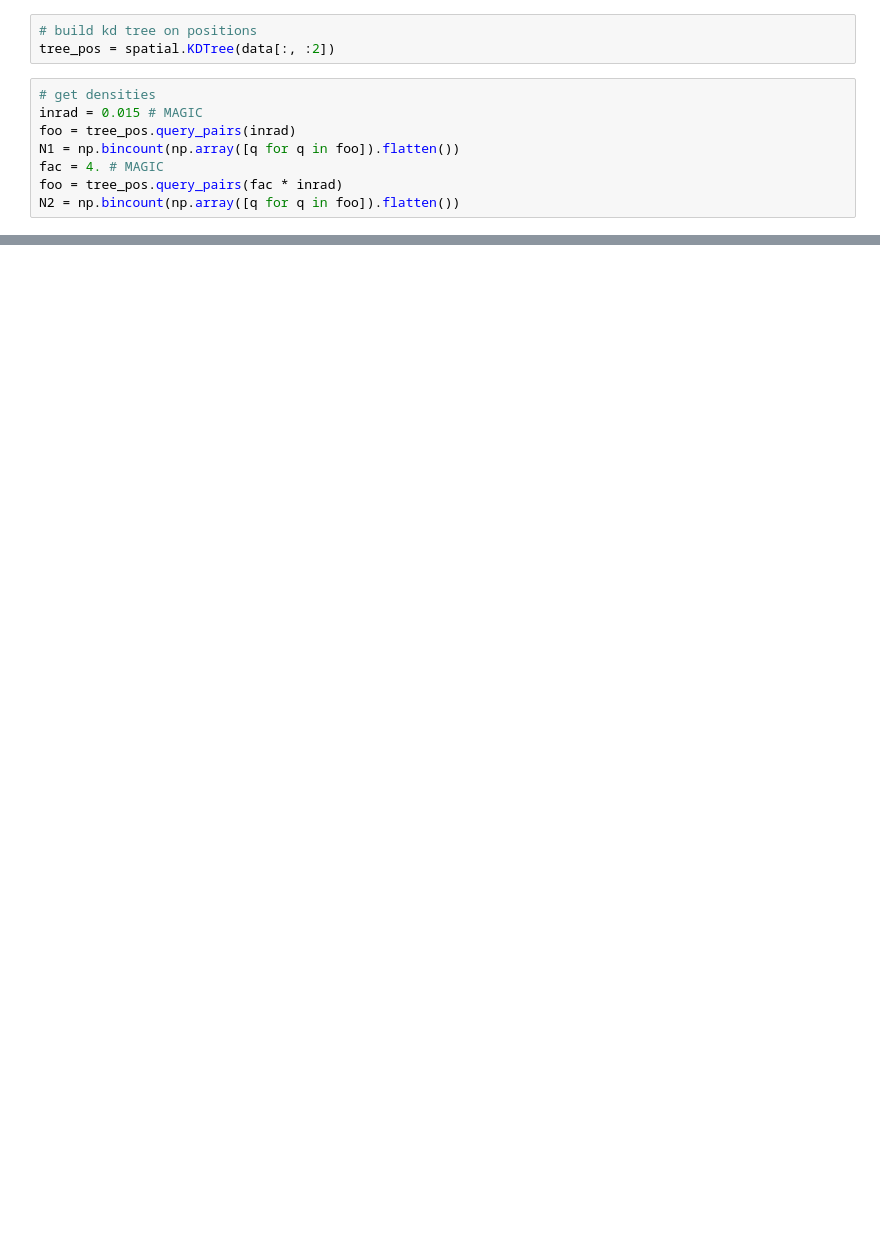
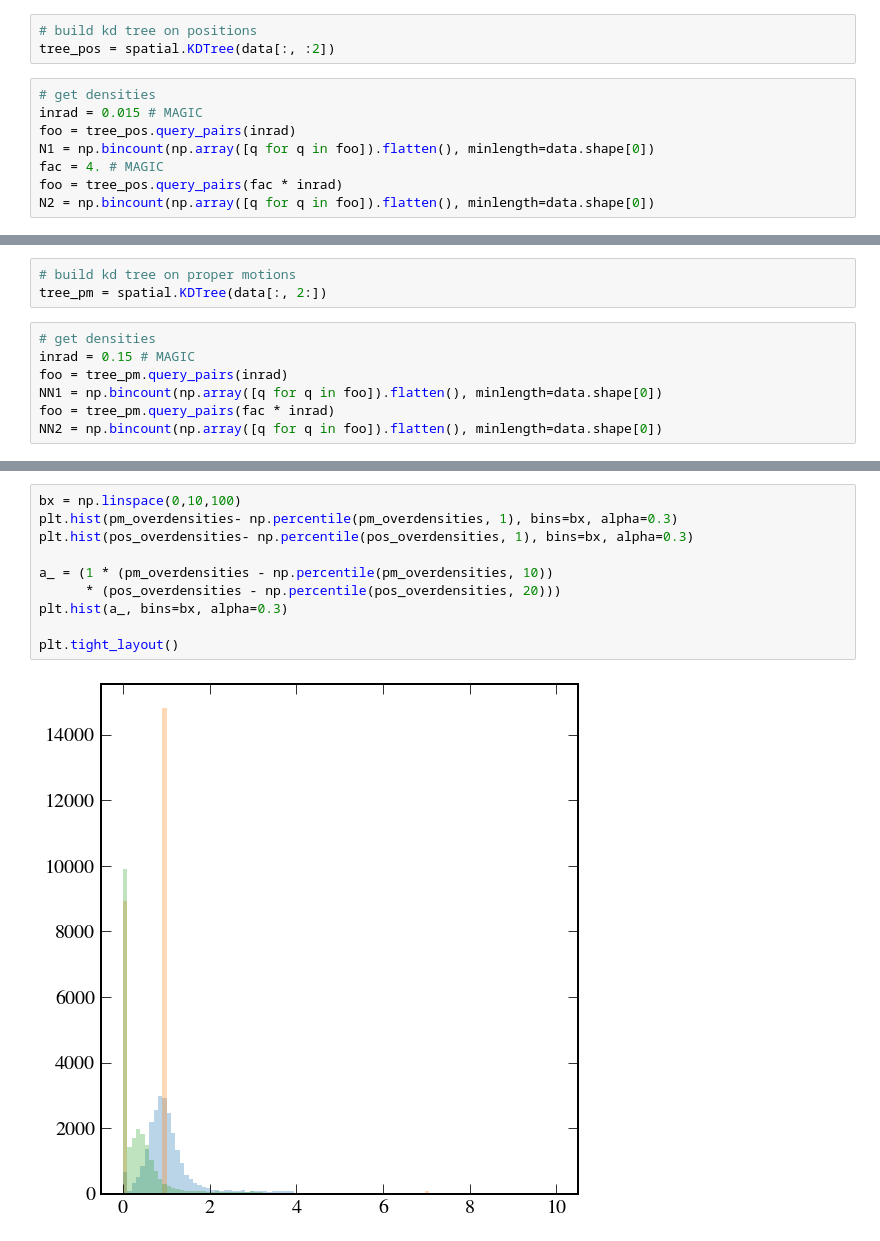
Before and after one commit to abonaca/mw_streamlines, a Jupyter notebook: notebooks/kdtree_search.ipynb, the cells around one changed output, grey strips where cells are left out. Drawn from its saved outputs; the diff is of its cells as text; blank space fills up the shorter version.

```diff
--- a/notebooks/kdtree_search.ipynb
+++ b/notebooks/kdtree_search.ipynb
@@ -63,7 +63,7 @@ tree_pos = spatial.KDTree(data[:, :2])
 # get densities
 inrad = 0.015 # MAGIC
 foo = tree_pos.query_pairs(inrad)
-N1 = np.bincount(np.array([q for q in foo]).flatten())
+N1 = np.bincount(np.array([q for q in foo]).flatten(), minlength=data.shape[0])
 fac = 4. # MAGIC
 foo = tree_pos.query_pairs(fac * inrad)
-N2 = np.bincount(np.array([q for q in foo]).flatten())
+N2 = np.bincount(np.array([q for q in foo]).flatten(), minlength=data.shape[0])
@@ -79,0 +76,10 @@ ValueError: operands could not be broadcast together with shapes (27990,) (28084
+# %%
+# build kd tree on proper motions
+tree_pm = spatial.KDTree(data[:, 2:])
+# %%
+# get densities
+inrad = 0.15 # MAGIC
+foo = tree_pm.query_pairs(inrad)
+NN1 = np.bincount(np.array([q for q in foo]).flatten(), minlength=data.shape[0])
+foo = tree_pm.query_pairs(fac * inrad)
+NN2 = np.bincount(np.array([q for q in foo]).flatten(), minlength=data.shape[0])
@@ -79,0 +145,12 @@ ValueError: operands could not be broadcast together with shapes (27990,) (28084
+# %%
+bx = np.linspace(0,10,100)
+plt.hist(pm_overdensities- np.percentile(pm_overdensities, 1), bins=bx, alpha=0.3)
+plt.hist(pos_overdensities- np.percentile(pos_overdensities, 1), bins=bx, alpha=0.3)
+
+a_ = (1 * (pm_overdensities - np.percentile(pm_overdensities, 10))
+      * (pos_overdensities - np.percentile(pos_overdensities, 20)))
+plt.hist(a_, bins=bx, alpha=0.3)
+
+plt.tight_layout()
+# %% [output]
+[figure, added]
```
Also changed, not shown: parts of 10 cells of this notebook.
